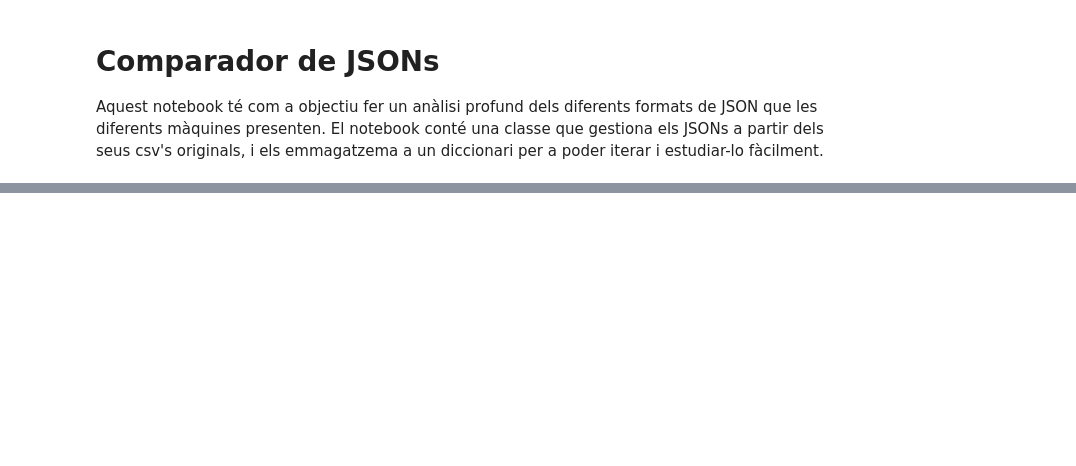
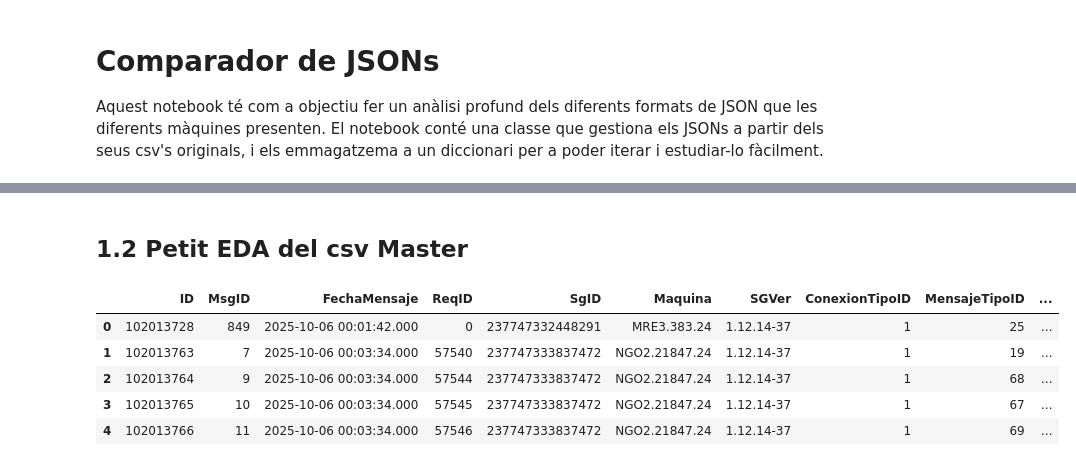
Before and after one commit to Alex-Holistic/Servimatic, a Jupyter notebook: 01_Analisi_JSON_formats.ipynb, the cells around one changed output, grey strips where cells are left out. Cells and saved outputs as stored; diff of their text form; code cells hidden in the pictures; blank space fills up the shorter version.

```diff
--- a/01_Analisi_JSON_formats.ipynb
+++ b/01_Analisi_JSON_formats.ipynb
@@ -8,0 +53,11 @@ import json
+# %% [markdown]
+## 1.2 Petit EDA del csv Master
+# %%
+full_df.head()
+# %% [output]
+|  | ID | MsgID | FechaMensaje | ReqID | SgID | Maquina | SGVer | ConexionTipoID | MensajeTipoID | ... |
+| 0 | 102013728 | 849 | 2025-10-06 00:01:42.000 | 0 | 237747332448291 | MRE3.383.24 | 1.12.14-37 | 1 | 25 | ... |
+| 1 | 102013763 | 7 | 2025-10-06 00:03:34.000 | 57540 | 237747333837472 | NGO2.21847.24 | 1.12.14-37 | 1 | 19 | ... |
+| 2 | 102013764 | 9 | 2025-10-06 00:03:34.000 | 57544 | 237747333837472 | NGO2.21847.24 | 1.12.14-37 | 1 | 68 | ... |
+| 3 | 102013765 | 10 | 2025-10-06 00:03:34.000 | 57545 | 237747333837472 | NGO2.21847.24 | 1.12.14-37 | 1 | 67 | ... |
+| 4 | 102013766 | 11 | 2025-10-06 00:03:34.000 | 57546 | 237747333837472 | NGO2.21847.24 | 1.12.14-37 | 1 | 69 | ... |
```
Also changed, not shown: parts of 31 cells of this notebook, 3 other files.
